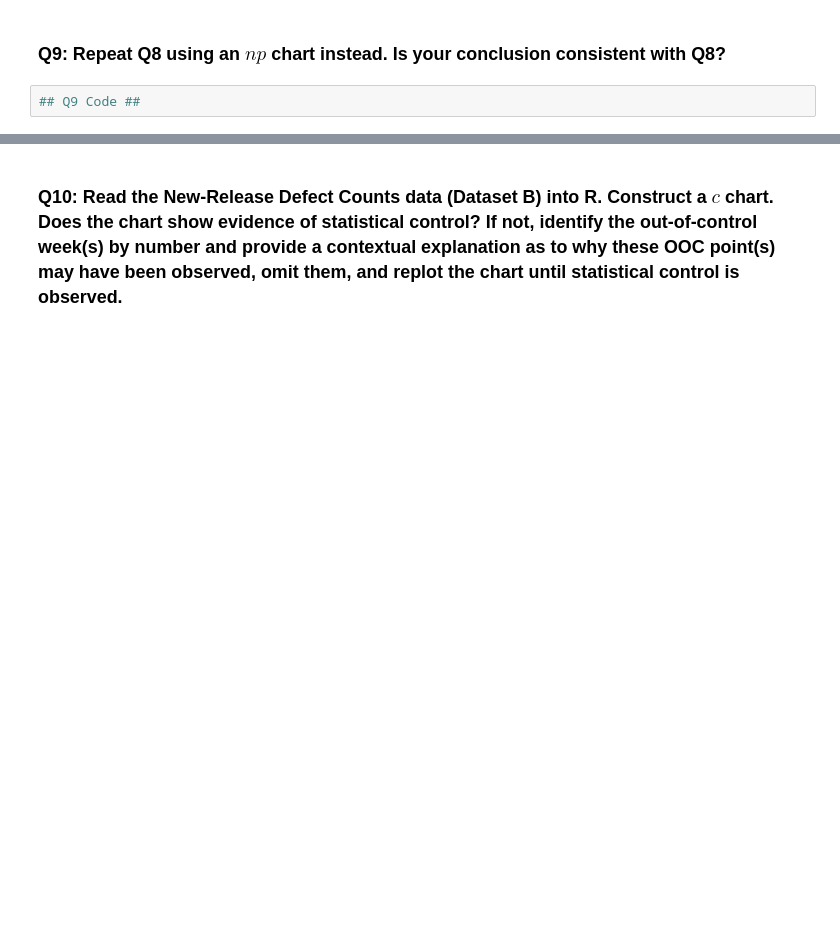
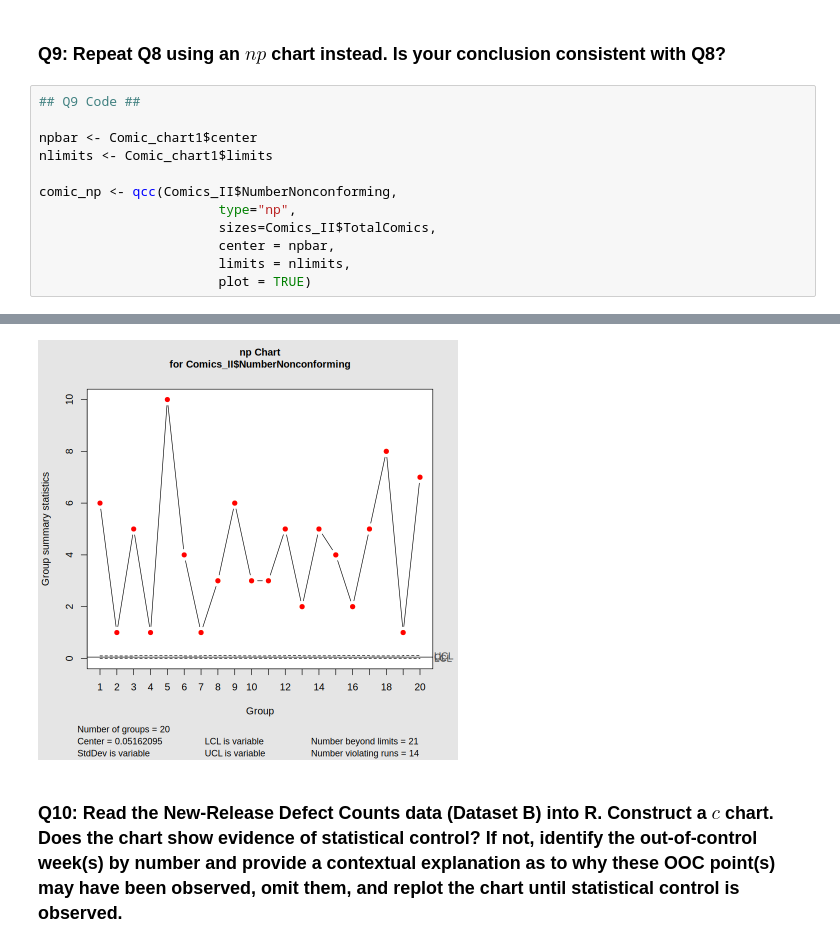
Before and after one commit to DesyneMartinez/STAT-7110-Quality-Control, a Jupyter notebook: Assignments/HW3/STAT-7110-HW3.ipynb, the cells around one changed output, grey strips where cells are left out. Saved outputs shown, nothing was run; the diff lists cells and outputs as text; blank space fills up the shorter version.

```diff
--- a/Assignments/HW3/STAT-7110-HW3.ipynb
+++ b/Assignments/HW3/STAT-7110-HW3.ipynb
@@ -195,3 +213,14 @@ A matrix: 24 × 2 of type dbl
 ### Q9: Repeat Q8 using an $np$ chart instead. Is your conclusion consistent with Q8?
 # %%
 ## Q9 Code ##
+
+npbar <- Comic_chart1$center
+nlimits <- Comic_chart1$limits
+
+comic_np <- qcc(Comics_II$NumberNonconforming,
+                       type="np",
+                       sizes=Comics_II$TotalComics,
+                       center = npbar,
+                       limits = nlimits,
+                       plot = TRUE)
+# %% [output]
@@ -198,3 +231,4 @@ A matrix: 24 × 2 of type dbl
+[figure, added]
 # %% [markdown]
 ### Q10: Read the New-Release Defect Counts data (Dataset B) into R. Construct a $c$ chart. Does the chart show evidence of statistical control? If not, identify the out-of-control week(s) by number and provide a contextual explanation as to why these OOC point(s) may have been observed, omit them, and replot the chart until statistical control is observed.
 # %%
```
Also changed, not shown: parts of 4 cells of this notebook.
